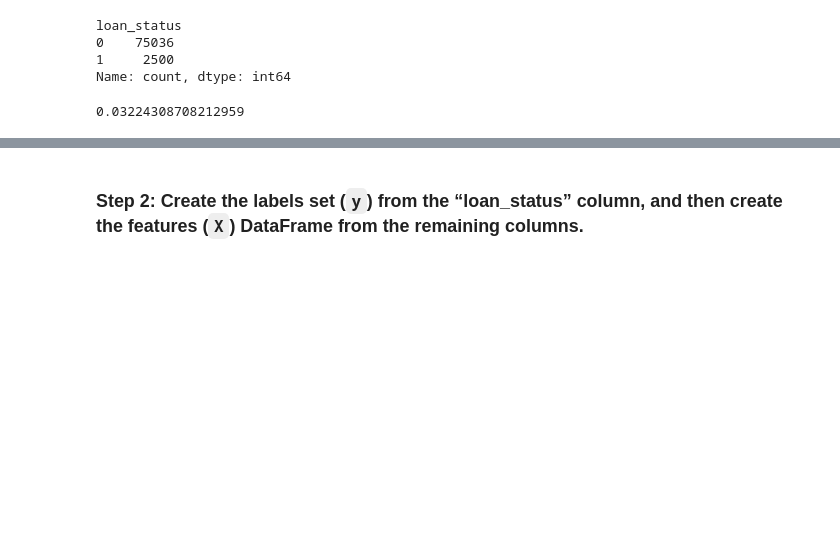
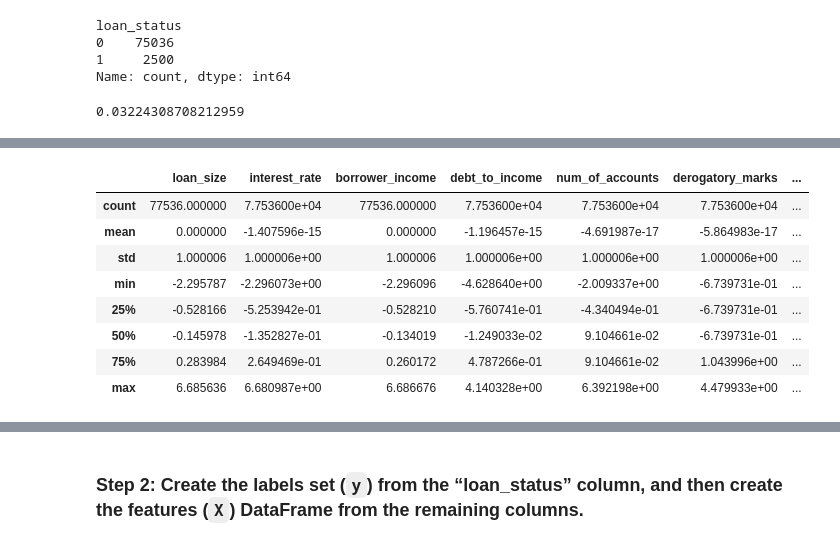
Before and after one commit to ajmonte0920/20_da_sep2024_hw_20_credit-risk-classification, a Jupyter notebook: Credit_Risk/credit_risk_classification.ipynb, the cells around one changed output, grey strips where cells are left out. Saved outputs shown, nothing was run; the diff lists cells and outputs as text; code cells hidden in the pictures; blank space fills up the shorter version.

```diff
--- a/Credit_Risk/credit_risk_classification.ipynb
+++ b/Credit_Risk/credit_risk_classification.ipynb
@@ -91,0 +161,12 @@ Name: count, dtype: int64
+# %%
+df_scaled.describe()
+# %% [output]
+|  | loan_size | interest_rate | borrower_income | debt_to_income | num_of_accounts | derogatory_marks | ... |
+| count | 77536.000000 | 7.753600e+04 | 77536.000000 | 7.753600e+04 | 7.753600e+04 | 7.753600e+04 | ... |
+| mean | 0.000000 | -1.407596e-15 | 0.000000 | -1.196457e-15 | -4.691987e-17 | -5.864983e-17 | ... |
+| std | 1.000006 | 1.000006e+00 | 1.000006 | 1.000006e+00 | 1.000006e+00 | 1.000006e+00 | ... |
+| min | -2.295787 | -2.296073e+00 | -2.296096 | -4.628640e+00 | -2.009337e+00 | -6.739731e-01 | ... |
+| 25% | -0.528166 | -5.253942e-01 | -0.528210 | -5.760741e-01 | -4.340494e-01 | -6.739731e-01 | ... |
+| 50% | -0.145978 | -1.352827e-01 | -0.134019 | -1.249033e-02 | 9.104661e-02 | -6.739731e-01 | ... |
+| 75% | 0.283984 | 2.649469e-01 | 0.260172 | 4.787266e-01 | 9.104661e-02 | 1.043996e+00 | ... |
+| max | 6.685636 | 6.680987e+00 | 6.686676 | 4.140328e+00 | 6.392198e+00 | 4.479933e+00 | ... |
```
Also changed, not shown: parts of 11 cells of this notebook.
